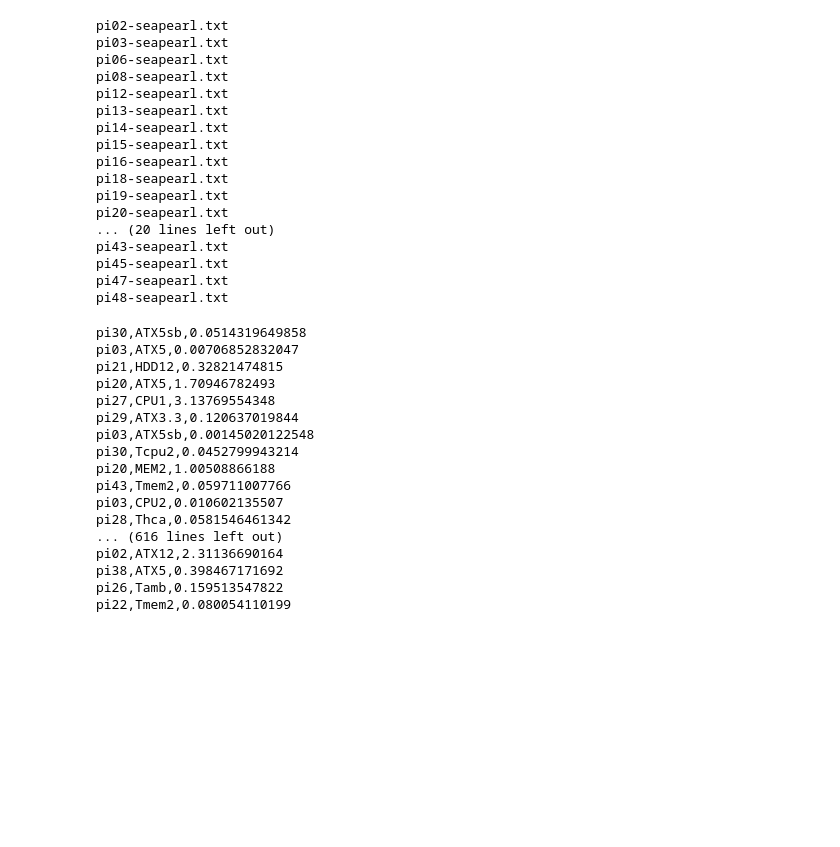
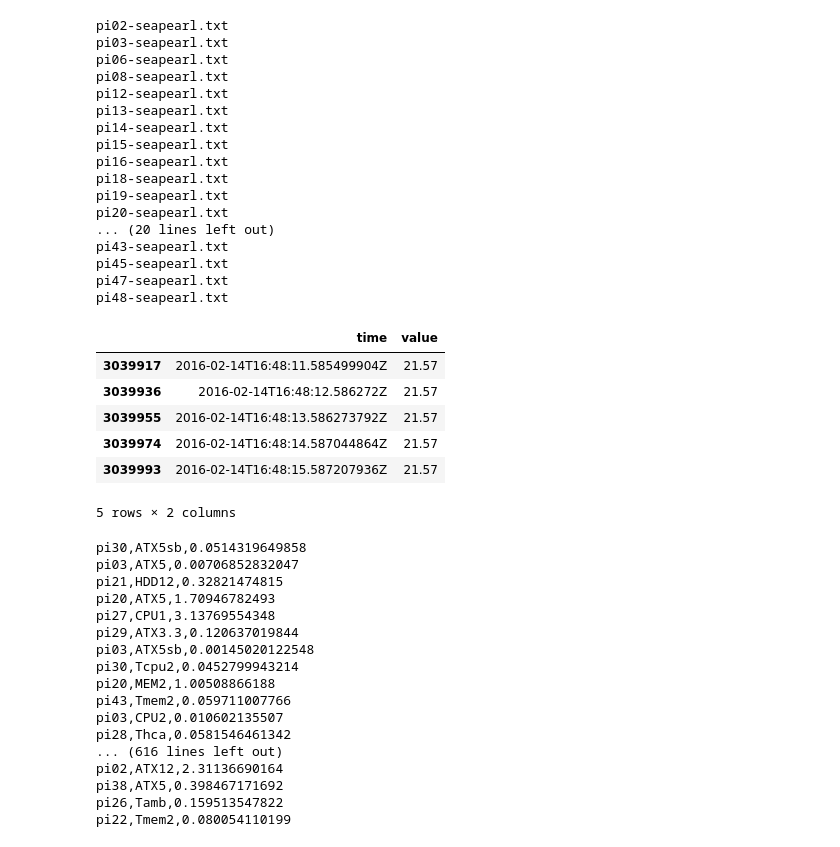
Before and after one commit to words-sdsc/SensorDataAnalytics, a Jupyter notebook: correlations/Post Processing.ipynb, the cells around one changed output. Saved outputs shown, nothing was run; the diff lists cells and outputs as text; code cells hidden in the pictures; blank space fills up the shorter version.

```diff
--- a/correlations/Post Processing.ipynb
+++ b/correlations/Post Processing.ipynb
@@ -67,4 +67,14 @@ pi43-seapearl.txt
 pi45-seapearl.txt
 pi47-seapearl.txt
 pi48-seapearl.txt
+# %%
+timeseriesdict[('pi29', 'Tinb')][-5:]
+# %% [output]
+|  | time | value |
+| 3039917 | 2016-02-14T16:48:11.585499904Z | 21.57 |
+| 3039936 | 2016-02-14T16:48:12.586272Z | 21.57 |
+| 3039955 | 2016-02-14T16:48:13.586273792Z | 21.57 |
+| 3039974 | 2016-02-14T16:48:14.587044864Z | 21.57 |
+| 3039993 | 2016-02-14T16:48:15.587207936Z | 21.57 |
+5 rows × 2 columns
 # %%
```
Also changed, not shown: parts of 11 cells of this notebook, 1 other file.
